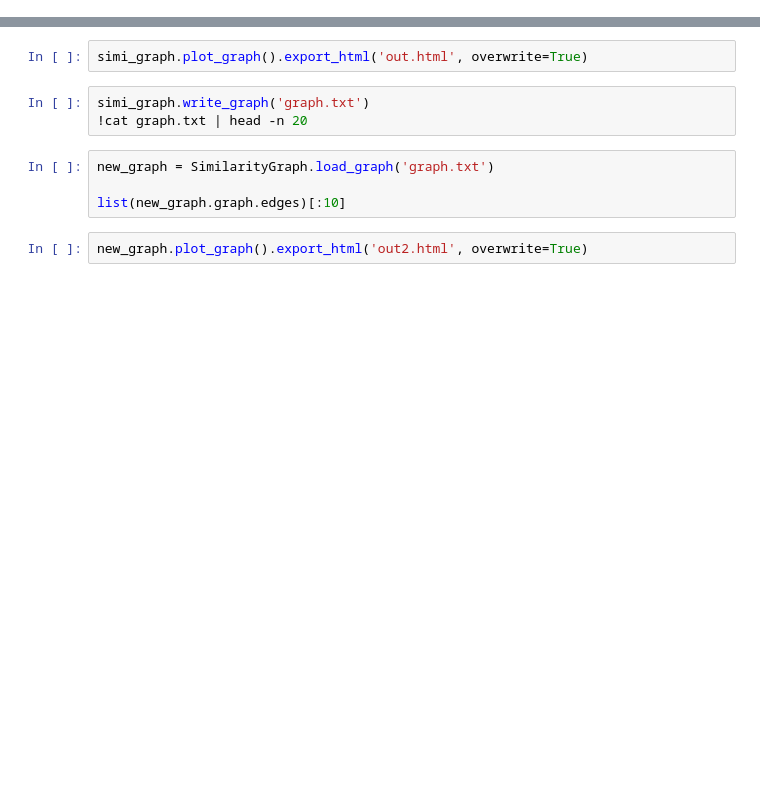
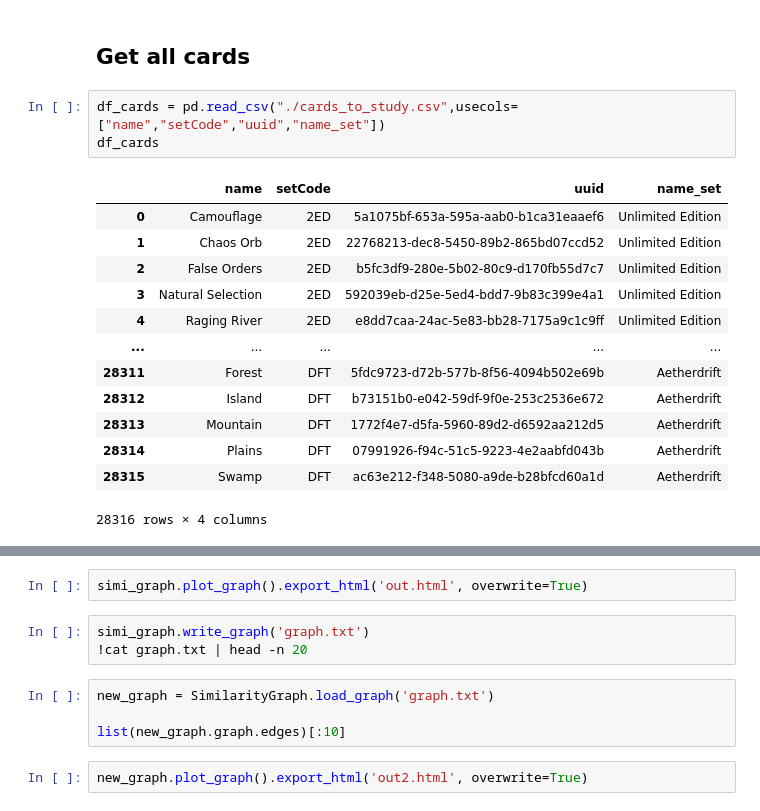
Before and after one commit to TechInTerh/MTGCardsSimilarity, a Jupyter notebook: EDHRECImporter.ipynb, the cells around one changed output, grey strips where cells are left out. Drawn from its saved outputs; the diff is of its cells as text; blank space fills up the shorter version.

```diff
--- a/EDHRECImporter.ipynb
+++ b/EDHRECImporter.ipynb
@@ -8,0 +43,19 @@ similar_cards_example = myedhred.get_similar_cards('Dusk // Dawn')
+# %% [markdown]
+## Get all cards
+# %%
+df_cards = pd.read_csv("./cards_to_study.csv",usecols=["name","setCode","uuid","name_set"])
+df_cards
+# %% [output]
+|  | name | setCode | uuid | name_set |
+| 0 | Camouflage | 2ED | 5a1075bf-653a-595a-aab0-b1ca31eaaef6 | Unlimited Edition |
+| 1 | Chaos Orb | 2ED | 22768213-dec8-5450-89b2-865bd07ccd52 | Unlimited Edition |
+| 2 | False Orders | 2ED | b5fc3df9-280e-5b02-80c9-d170fb55d7c7 | Unlimited Edition |
+| 3 | Natural Selection | 2ED | 592039eb-d25e-5ed4-bdd7-9b83c399e4a1 | Unlimited Edition |
+| 4 | Raging River | 2ED | e8dd7caa-24ac-5e83-bb28-7175a9c1c9ff | Unlimited Edition |
+| ... | ... | ... | ... | ... |
+| 28311 | Forest | DFT | 5fdc9723-d72b-577b-8f56-4094b502e69b | Aetherdrift |
+| 28312 | Island | DFT | b73151b0-e042-59df-9f0e-253c2536e672 | Aetherdrift |
+| 28313 | Mountain | DFT | 1772f4e7-d5fa-5960-89d2-d6592aa212d5 | Aetherdrift |
+| 28314 | Plains | DFT | 07991926-f94c-51c5-9223-4e2aabfd043b | Aetherdrift |
+| 28315 | Swamp | DFT | ac63e212-f348-5080-a9de-b28bfcd60a1d | Aetherdrift |
+28316 rows × 4 columns
```
Also changed, not shown: parts of 11 cells of this notebook, 10 other files.
